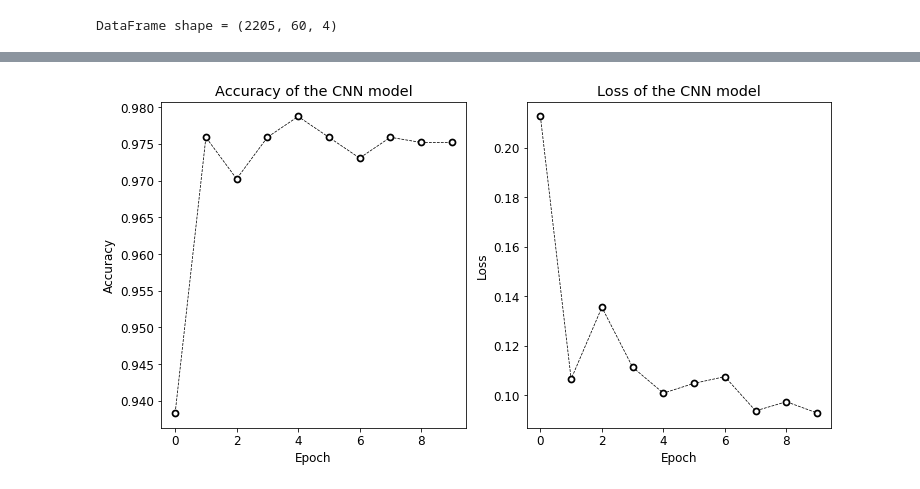
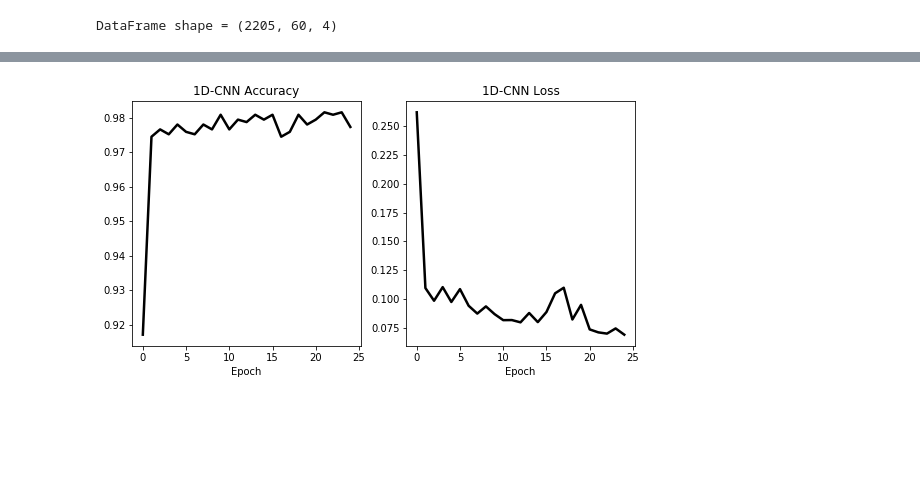
Before and after one commit to luishpinto/cm-hydraulic-data-set, a Jupyter notebook: cnn_1d.ipynb, the cells around one changed output, grey strips where cells are left out. Saved outputs shown, nothing was run; the diff lists cells and outputs as text; code cells hidden in the pictures; blank space fills up the shorter version.

```diff
--- a/cnn_1d.ipynb
+++ b/cnn_1d.ipynb
@@ -142,31 +143,29 @@ None
 mdl.compile(loss = 'categorical_crossentropy',\
             optimizer = 'adam',metrics = ['accuracy'])
 # %%
-batch,epoch = 16,10
+batch,epoch = 32,25
 
 hist = mdl.fit(xtrain,ytrain,batch_size = batch,\
                epochs = epoch,validation_split = 0.2,verbose = 0)
 # %%
-matplotlib.rcParams['font.size'] = 12
+matplotlib.rcParams['font.size'] = 10
 
-plt.subplots(1,2,figsize = (12.0,6.0),sharex = True)
+plt.subplots(1,2,figsize = (9.0,4.5),sharex = True)
 plt.subplot(1,2,1)
-plt.plot(hist.epoch,hist.history['acc'],'o--',\
-         color = 'black',lw = 0.75,markersize = 6,
-         markerfacecolor = 'white',markeredgewidth = 1.75)
-plt.title('Accuracy of the CNN model')
+plt.plot(hist.epoch,hist.history['acc'],\
+         color = 'black',lw = 2.50)
+plt.title('1D-CNN Accuracy')
 plt.xlabel('Epoch')
-plt.ylabel('Accuracy')
 plt.subplot(1,2,2)
-plt.plot(hist.epoch,hist.history['loss'],'o--',\
-         color = 'black',lw = 0.75,markersize = 6,
-         markerfacecolor = 'white',markeredgewidth = 1.75)
-plt.title('Loss of the CNN model')
+plt.plot(hist.epoch,hist.history['loss'],\
+         color = 'black',lw = 2.50)
+plt.title('1D-CNN Loss')
 plt.xlabel('Epoch')
-plt.ylabel('Loss')
+#plt.tight_layout()
+plt.savefig('fig-3.ps',dpi = 300,format = 'ps')
 plt.show()
 # %% [output]
-[figure, old version]
+[figure, new version]
 # %%
 print(mdl.evaluate(xtest,ytest,verbose = 2))
 # %% [output]
```
Also changed, not shown: parts of 6 cells of this notebook.
